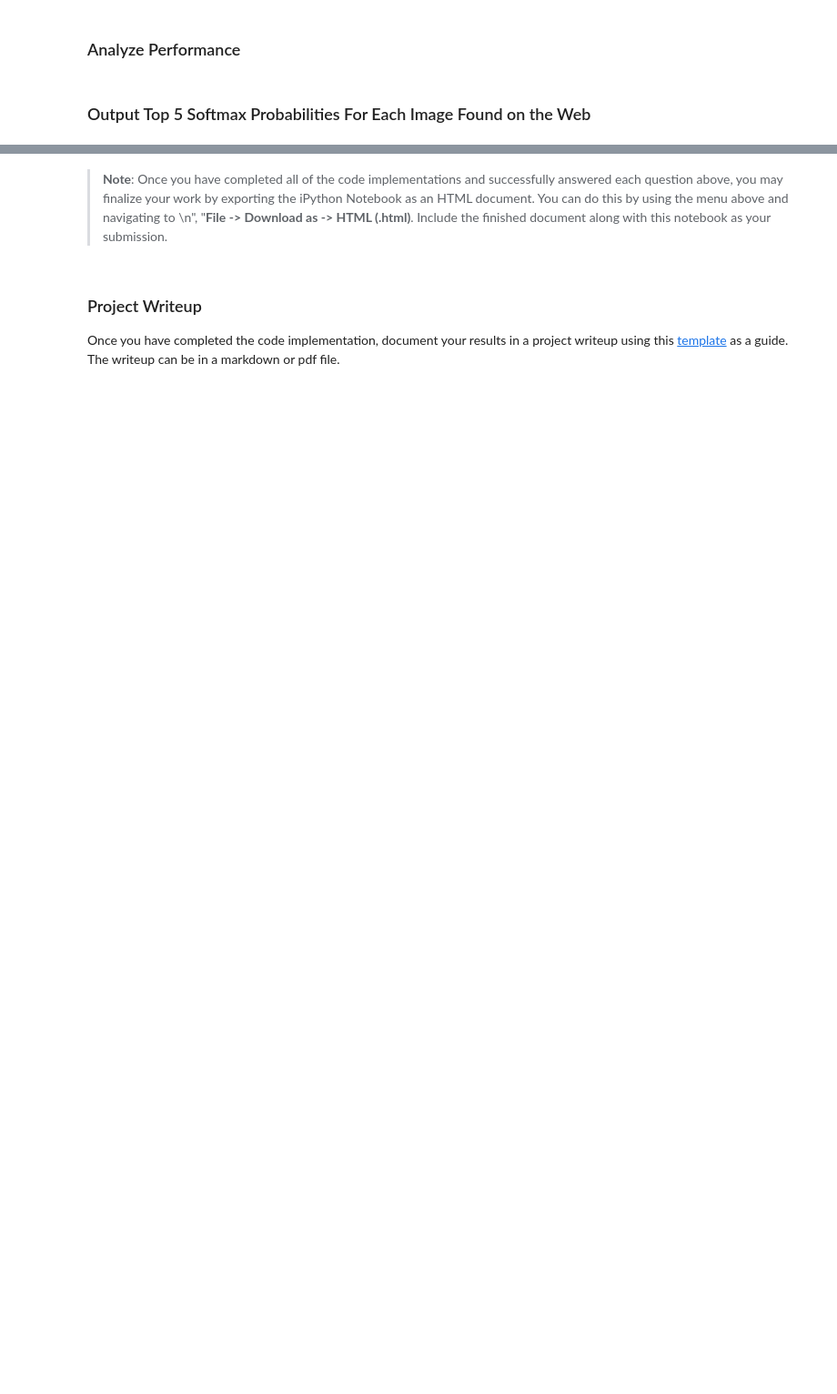
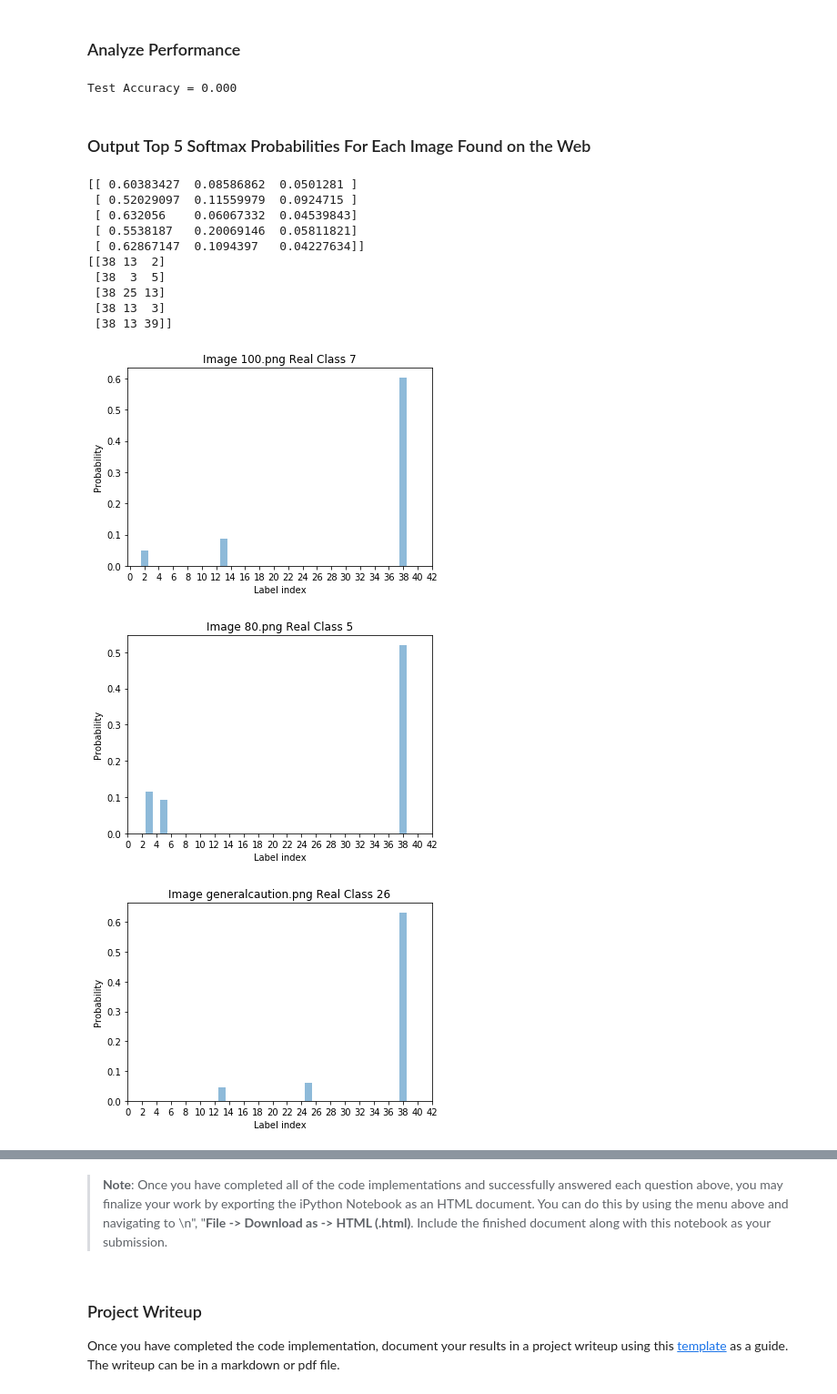
Before and after one commit to kaiulrich/kulrich_CarND-Traffic-Sign-Classifier-Project, a Jupyter notebook: Traffic_Sign_Classifier.ipynb, the cells around one changed output, grey strips where cells are left out. Shown at 91% size. Drawn from its saved outputs; the diff is of its cells as text; code cells hidden in the pictures; blank space fills up the shorter version.

```diff
--- a/Traffic_Sign_Classifier.ipynb
+++ b/Traffic_Sign_Classifier.ipynb
@@ -376,5 +393,5 @@ softmax = tf.nn.softmax(logits)
 with tf.Session() as sess:
     saver.restore(sess, tf.train.latest_checkpoint('.'))
     sess = tf.get_default_session()
-    new_predictions = sess.run(softmax, feed_dict={x: new_input})
+    new_predictions = sess.run(softmax, feed_dict={x: new_input, keep_prob: 1})
     print(new_predictions)
@@ -388,24 +423,40 @@ with tf.Session() as sess:
 
     accuracy = evaluate(new_input, new_input_labels)
     print("Test Accuracy = {:.3f}".format(accuracy))
+# %% [output]
+Test Accuracy = 0.000
 # %% [markdown]
 ### Output Top 5 Softmax Probabilities For Each Image Found on the Web
 # %%
 ### Print out the top five softmax probabilities for the predictions on the German traffic sign images found on the web.
 ### Feel free to use as many code cells as needed.
 
 with tf.Session() as sess:
     saver.restore(sess, tf.train.latest_checkpoint('.'))
     sess = tf.get_default_session()
-    new_predictions = sess.run(tf.nn.top_k(tf.nn.softmax(logits), 3), feed_dict={x: new_input})
+    new_predictions = sess.run(tf.nn.top_k(tf.nn.softmax(logits), 3), feed_dict={x: new_input, keep_prob: 1})
     print(new_predictions.values)
     print(new_predictions.indices)
 
 
 for i in range(5):
     plt.bar(new_predictions[1][i], new_predictions[0][i], align="center", alpha=0.5, width = 1)
     plt.xticks(np.arange(0,44,2))
     plt.title("Image {0} Real Class {1}".format(imgs[i], new_input_labels[i]) )
     plt.ylabel("Probability")
     plt.xlabel("Label index")
     plt.show()
+# %% [output]
+[[ 0.60383427  0.08586862  0.0501281 ]
+ [ 0.52029097  0.11559979  0.0924715 ]
+ [ 0.632056    0.06067332  0.04539843]
+ [ 0.5538187   0.20069146  0.05811821]
+ [ 0.62867147  0.1094397   0.04227634]]
+[[38 13  2]
+ [38  3  5]
+ [38 25 13]
+ [38 13  3]
+ [38 13 39]]
+[figure, added]
+[figure, added]
+[figure, added]
```
Also changed, not shown: parts of 5 cells of this notebook.
